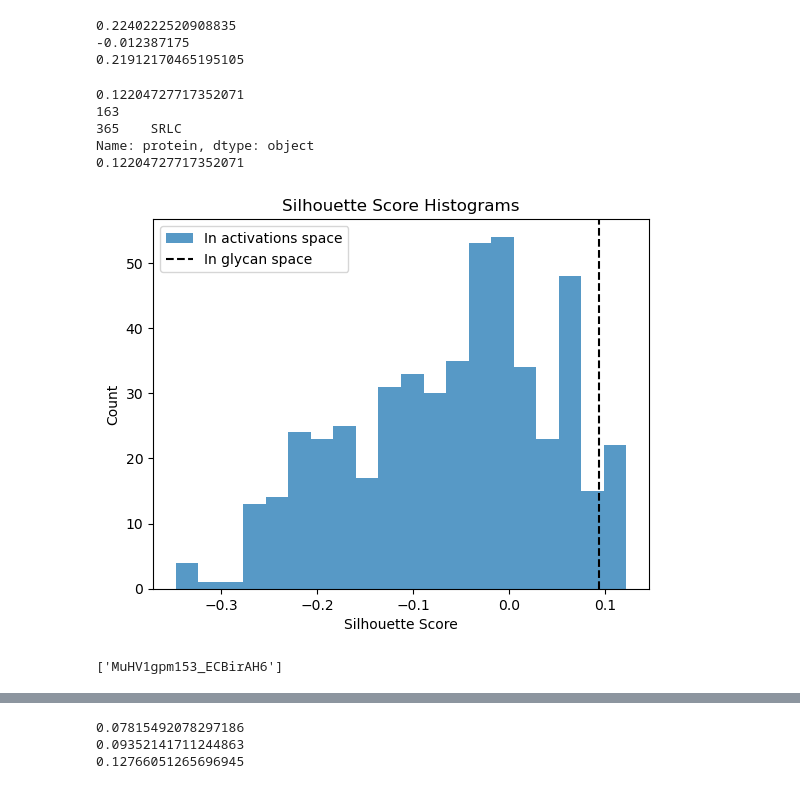
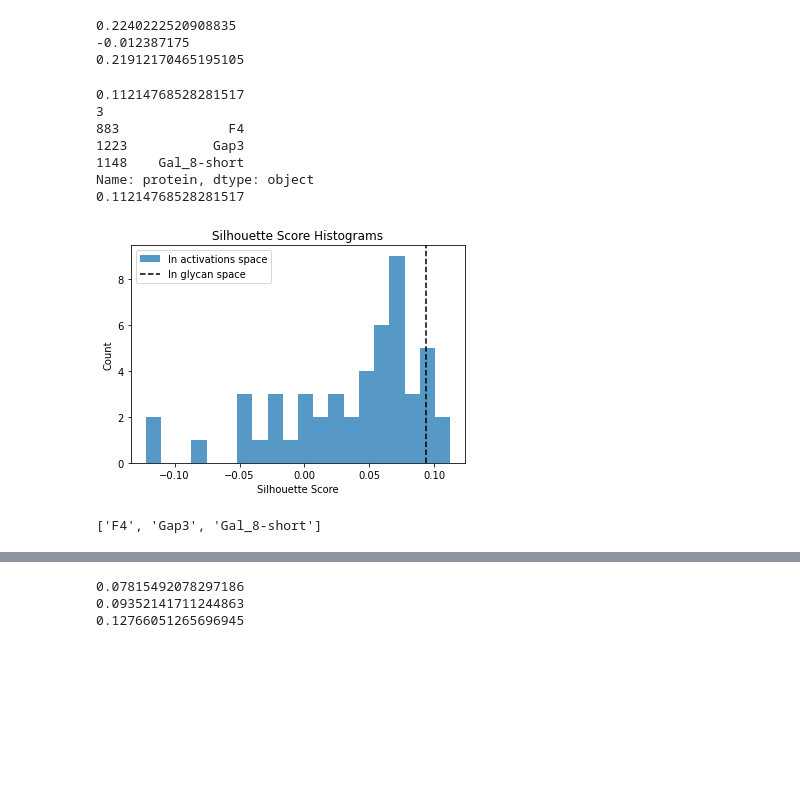
Before and after one commit to csfloyd/GlycanAnalysis, a Jupyter notebook: Python/GlycanAnalysis/Dev_GlycanConvolveNoLO.ipynb, the cells around one changed output, grey strips where cells are left out. Drawn from its saved outputs; the diff is of its cells as text; code cells hidden in the pictures; blank space fills up the shorter version.

```diff
--- a/Python/GlycanAnalysis/Dev_GlycanConvolveNoLO.ipynb
+++ b/Python/GlycanAnalysis/Dev_GlycanConvolveNoLO.ipynb
@@ -541,9 +525,9 @@ ss_act_z_list = []
 max_ss_act = -float('inf')
 max_ss_act_z = -float('inf')
 prot_names_with_scores = []  # List of (score, names) tuples
-for _ in range(500):
+for _ in range(50):
     try:
-        ss_act, ss_dist, prot_names = sample_proteins_and_get_silhouette_score(1, glycans_in_df, emb, group_indices, df)
+        ss_act, ss_dist, prot_names = sample_proteins_and_get_silhouette_score(3, glycans_in_df, emb, group_indices, df)
     except:
         continue
     prot_names_with_scores.append((ss_act, prot_names))
@@ -552,38 +536,40 @@ for _ in range(500):
 
     # ss_act_z, z_matrix = sample_random_matrix_and_get_silhouette_score(2, glycans_in_df, group_indices, df, random_func=np.random.poisson)
     # ss_act_z_list.append(ss_act_z)
     # if ss_act_z > max_ss_act_z:
     #     max_ss_act_z = ss_act_z
     #     max_z_matrix = z_matrix  # Assuming z_matrix is returned from sample_random_matrix_and_get_silhouette_score
 
 # Sort by score in descending order
 # prot_names_with_scores.sort(reverse=True)
 
 max_ss_act = max([prot_names_with_scores[m][0] for m in range(len(prot_names_with_scores))])
 print(max_ss_act)
 max_ind = [prot_names_with_scores[m][0] for m in range(len(prot_names_with_scores))].index(max_ss_act)
 print(max_ind)
 
 max_ss_act = prot_names_with_scores[max_ind][0]
 max_ss_act_prot_names = prot_names_with_scores[max_ind][1]
 
 print(max_ss_act_prot_names)
 print(max_ss_act)
 plt.hist(ss_act_list, bins=20, alpha=0.75, label='In activations space')
 plt.axvline(x=np.mean(ss_dist_list), color='black', linestyle='--', label='In glycan space')
 #plt.hist(ss_act_z_list, bins=20, alpha=0.5, label='Distribution Z')
 plt.xlabel('Silhouette Score')
 plt.ylabel('Count')
 plt.title('Silhouette Score Histograms')
 plt.legend()
 plt.show()
 # %% [output]
-0.12204727717352071
-163
-365    SRLC
+0.11214768528281517
+3
+883              F4
+1223           Gap3
+1148    Gal_8-short
 Name: protein, dtype: object
-0.12204727717352071
+0.11214768528281517
-[figure, old version]
+[figure, new version]
 # %%
 prot_1 = "ConA"
 prot_2 = "WGA"
@@ -592,16 +578,20 @@ prot_2 = "WGA"
 prot_1 = "LlpA"
 prot_2 = "SSL3"
 
+prot_1 = "F4"
+prot_2 = "Gap3"
+prot_3 = "Gal_8-short"
+
 # p_ind_1 = 33
 # p_ind_2 = 40
 # prot_1 = gb['protein'].iloc[33]
 # prot_2 = gb['protein'].iloc[40]
 
 
-prot_names = [prot_1, prot_2]
+prot_names = [prot_1, prot_2, prot_3]
 
-prot_names = ["MuHV1gpm153_ECBirAH6"]
+#prot_names = ["MuHV1gpm153_ECBirAH6"]
 print(prot_names)
 prot_seq_list = build_prot_seq_list(prot_names)
 # %% [output]
-['MuHV1gpm153_ECBirAH6']
+['F4', 'Gap3', 'Gal_8-short']
```
Also changed, not shown: parts of 5 cells of this notebook, 10 other files.
